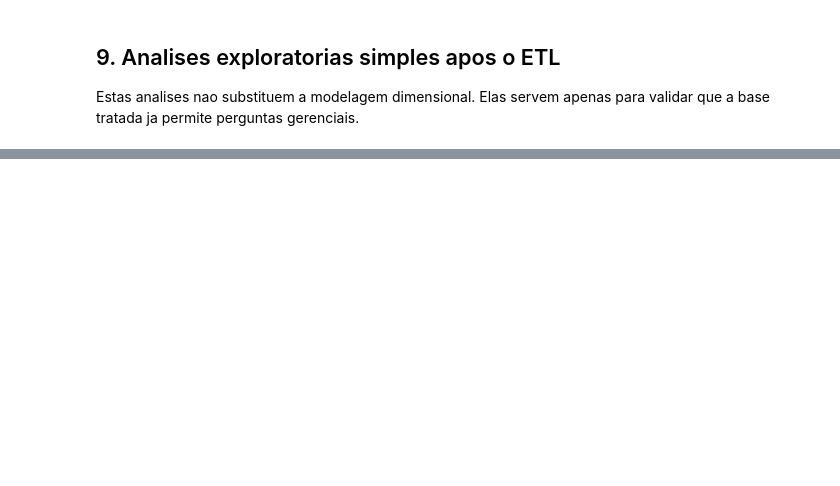
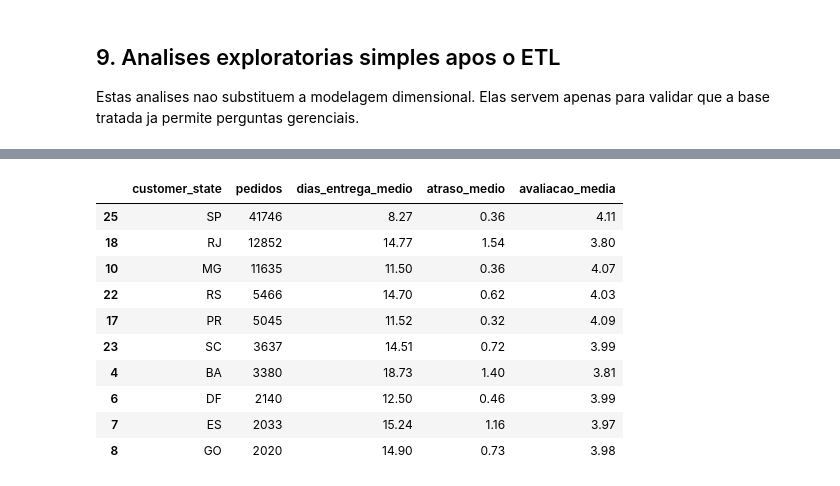
Before and after one commit to yeslei/projetobd3-etl-dw, a Jupyter notebook: notebooks/etl_olist.ipynb, the cells around one changed output, grey strips where cells are left out. Cells and saved outputs as stored; diff of their text form; code cells hidden in the pictures; blank space fills up the shorter version.

```diff
--- a/notebooks/etl_olist.ipynb
+++ b/notebooks/etl_olist.ipynb
@@ -186,13 +279,6 @@ payments['payment_value'] = pd.to_numeric(payments['payment_value'], errors='coe
 payments.loc[payments['payment_installments'] < 0, 'payment_installments'] = 0
 payments.loc[payments['payment_value'] < 0, 'payment_value'] = 0
 
-payments_agregado = (
-    payments.groupby('order_id', as_index=False)
-    .agg(
-        valor_total_pagamento=('payment_value', 'sum'),
-        quantidade_pagamentos=('payment_sequential', 'count'),
-        max_parcelas=('payment_installments', 'max'),
-        quantidade_formas_pagamento=('payment_type', 'nunique'),
-        forma_pagamento_principal=('payment_type', lambda s: s.mode().iat[0] if not s.mode().empty else 'indefinido')
-    )
-)
+payments_tratado = payments.copy()
+# A limpeza de nulos e valores negativos já feita acima é suficiente.
+# Não faremos o groupby.
@@ -206,13 +294,5 @@ reviews.loc[~reviews['review_score'].between(1, 5), 'review_score'] = np.nan
 
 reviews['tem_comentario'] = np.where(reviews['review_comment_message'].str.len() > 0, 1, 0)
 
-reviews_agregado = (
-    reviews.groupby('order_id', as_index=False)
-    .agg(
-        review_score_medio=('review_score', 'mean'),
-        quantidade_reviews=('review_id', 'count'),
-        tem_comentario=('tem_comentario', 'max'),
-        primeira_review=('review_creation_date', 'min'),
-        ultima_resposta_review=('review_answer_timestamp', 'max')
-    )
-)
+reviews_tratado = reviews.copy()
+# Mantém a granularidade de review_id
@@ -237,6 +321,7 @@ geolocation_agregado = (
 # %% [markdown]
 ## 6. Integracao dos dados tratados
 # %%
+## 6. Integracao dos dados tratados
 geo_cliente = geolocation_agregado.add_prefix('customer_')
 geo_vendedor = geolocation_agregado.add_prefix('seller_')
 
@@ -246,18 +331,13 @@ pedidos_itens = (
     .merge(order_items, on='order_id', how='left')
     .merge(products, on='product_id', how='left')
     .merge(sellers, on='seller_id', how='left')
-    .merge(payments_agregado, on='order_id', how='left')
-    .merge(reviews_agregado, on='order_id', how='left')
+    .merge(payments_tratado, on='order_id', how='left') # Atualizado
+    .merge(reviews_tratado, on='order_id', how='left')   # Atualizado
     .merge(geo_cliente, left_on='customer_zip_code_prefix', right_on='customer_geolocation_zip_code_prefix', how='left')
     .merge(geo_vendedor, left_on='seller_zip_code_prefix', right_on='seller_geolocation_zip_code_prefix', how='left')
 )
 
-pedidos_itens['valor_total_pagamento'] = pedidos_itens['valor_total_pagamento'].fillna(0)
-pedidos_itens['quantidade_pagamentos'] = pedidos_itens['quantidade_pagamentos'].fillna(0)
-pedidos_itens['quantidade_formas_pagamento'] = pedidos_itens['quantidade_formas_pagamento'].fillna(0)
-pedidos_itens['forma_pagamento_principal'] = pedidos_itens['forma_pagamento_principal'].fillna('sem_pagamento')
-pedidos_itens['review_score_medio'] = pedidos_itens['review_score_medio'].fillna(0)
-pedidos_itens['quantidade_reviews'] = pedidos_itens['quantidade_reviews'].fillna(0)
-pedidos_itens['tem_comentario'] = pedidos_itens['tem_comentario'].fillna(0)
+# Removidos os fillna() que tentavam acessar as colunas agregadas que não existem mais.
+# As validações finais e exportações funcionarão normalmente agora.
 
-pedidos_itens.shape
+print(f"Dimensões finais do OBT (Tabelão): {pedidos_itens.shape}")
@@ -323,12 +460,24 @@ categorias_mais_vendidas
 # %%
 entrega_por_estado = (
     pedidos_itens.groupby('customer_state', as_index=False)
     .agg(
         pedidos=('order_id', 'nunique'),
         dias_entrega_medio=('dias_entrega', 'mean'),
         atraso_medio=('atraso_dias', 'mean'),
-        avaliacao_media=('review_score_medio', 'mean')
+        avaliacao_media=('review_score', 'mean') # <-- NOME DA COLUNA CORRIGIDO AQUI
     )
     .sort_values('pedidos', ascending=False)
 )
 entrega_por_estado.head(10)
+# %% [output]
+|  | customer_state | pedidos | dias_entrega_medio | atraso_medio | avaliacao_media |
+| 25 | SP | 41746 | 8.27 | 0.36 | 4.11 |
+| 18 | RJ | 12852 | 14.77 | 1.54 | 3.80 |
+| 10 | MG | 11635 | 11.50 | 0.36 | 4.07 |
+| 22 | RS | 5466 | 14.70 | 0.62 | 4.03 |
+| 17 | PR | 5045 | 11.52 | 0.32 | 4.09 |
+| 23 | SC | 3637 | 14.51 | 0.72 | 3.99 |
+| 4 | BA | 3380 | 18.73 | 1.40 | 3.81 |
+| 6 | DF | 2140 | 12.50 | 0.46 | 3.99 |
+| 7 | ES | 2033 | 15.24 | 1.16 | 3.97 |
+| 8 | GO | 2020 | 14.90 | 0.73 | 3.98 |
```
Also changed, not shown: parts of 17 cells of this notebook.
